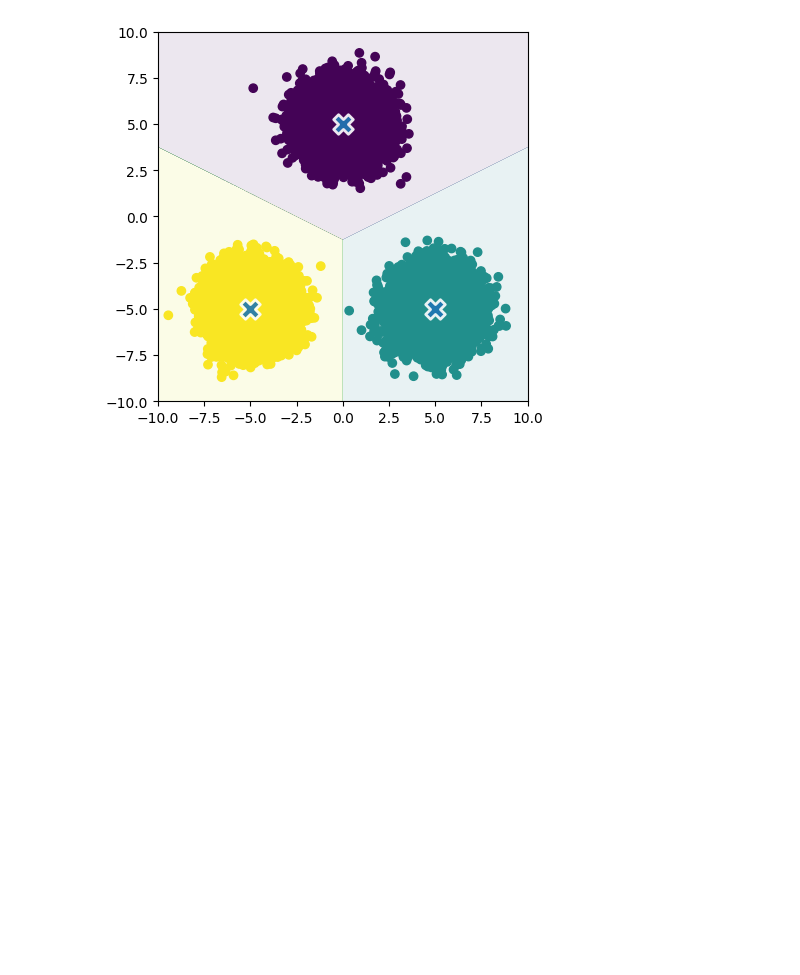
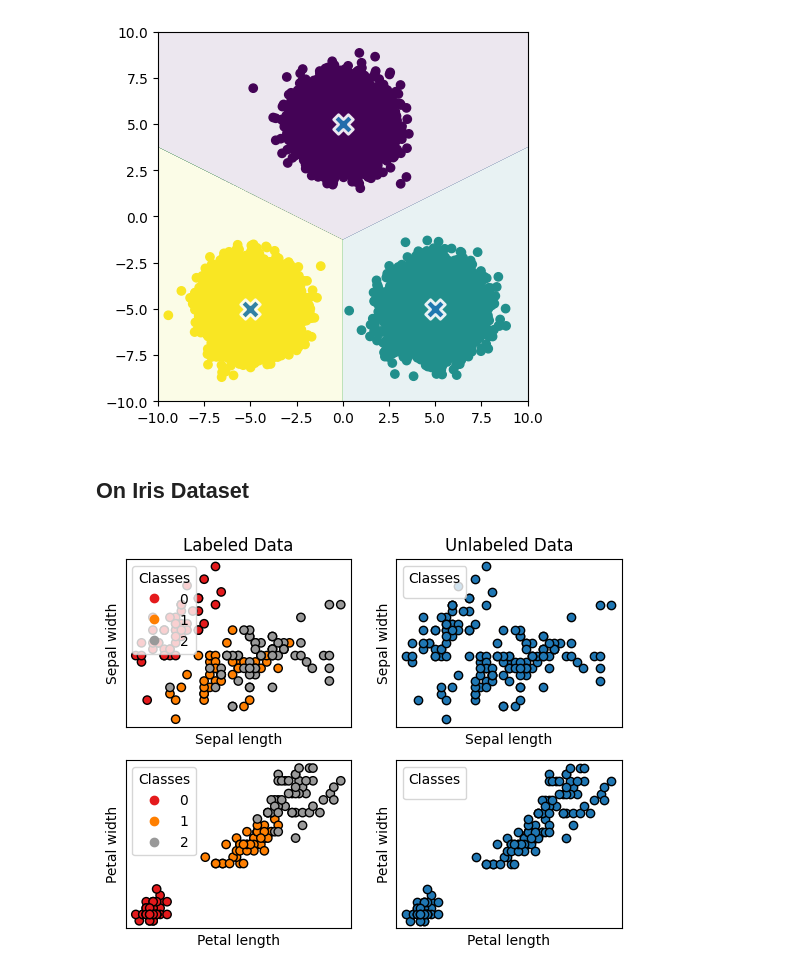
Before and after one commit to YangyangFu/mlax, a Jupyter notebook: 3-kmeans.ipynb, the cells around one changed output. Cells and saved outputs as stored; diff of their text form; code cells hidden in the pictures; blank space fills up the shorter version.

```diff
--- a/3-kmeans.ipynb
+++ b/3-kmeans.ipynb
@@ -42,3 +45,51 @@ plt.gca().set_aspect('equal', adjustable='box')
 plt.show()
 # %% [output]
 [figure]
+# %% [markdown]
+## On Iris Dataset
+# %%
+from sklearn import datasets
+
+
+# import some data to play with
+iris = datasets.load_iris()
+X = iris.data
+y = iris.target
+
+# Plot the training points
+ax = plt.subplot(2,2,1)
+sc = ax.scatter(X[:, 0], X[:, 1], c=y, cmap=plt.cm.Set1, edgecolor="k")
+ax.legend(*sc.legend_elements(), loc="upper left", title="Classes")
+plt.xlabel("Sepal length")
+plt.ylabel("Sepal width")
+plt.xticks(())
+plt.yticks(())
+plt.title('Labeled Data')
+
+ax = plt.subplot(2,2,2)
+sc = ax.scatter(X[:, 0], X[:, 1], edgecolor="k")
+ax.legend(*sc.legend_elements(), loc="upper left", title="Classes")
+plt.xlabel("Sepal length")
+plt.ylabel("Sepal width")
+plt.xticks(())
+plt.yticks(())
+plt.title('Unlabeled Data')
+
+ax = plt.subplot(2,2,3)
+sc = ax.scatter(X[:, 2], X[:, 3], c=y, cmap=plt.cm.Set1, edgecolor="k")
+ax.legend(*sc.legend_elements(), loc="upper left", title="Classes")
+plt.xlabel("Petal length")
+plt.ylabel("Petal width")
+plt.xticks(())
+plt.yticks(())
+
+ax = plt.subplot(2,2,4)
+sc = ax.scatter(X[:, 2], X[:, 3], edgecolor="k")
+ax.legend(*sc.legend_elements(), loc="upper left", title="Classes")
+plt.xlabel("Petal length")
+plt.ylabel("Petal width")
+plt.xticks(())
+plt.yticks(())
+plt.show()
+# %% [output]
+[figure, added]
```
Also changed, not shown: parts of 6 cells of this notebook, 5 other files.
